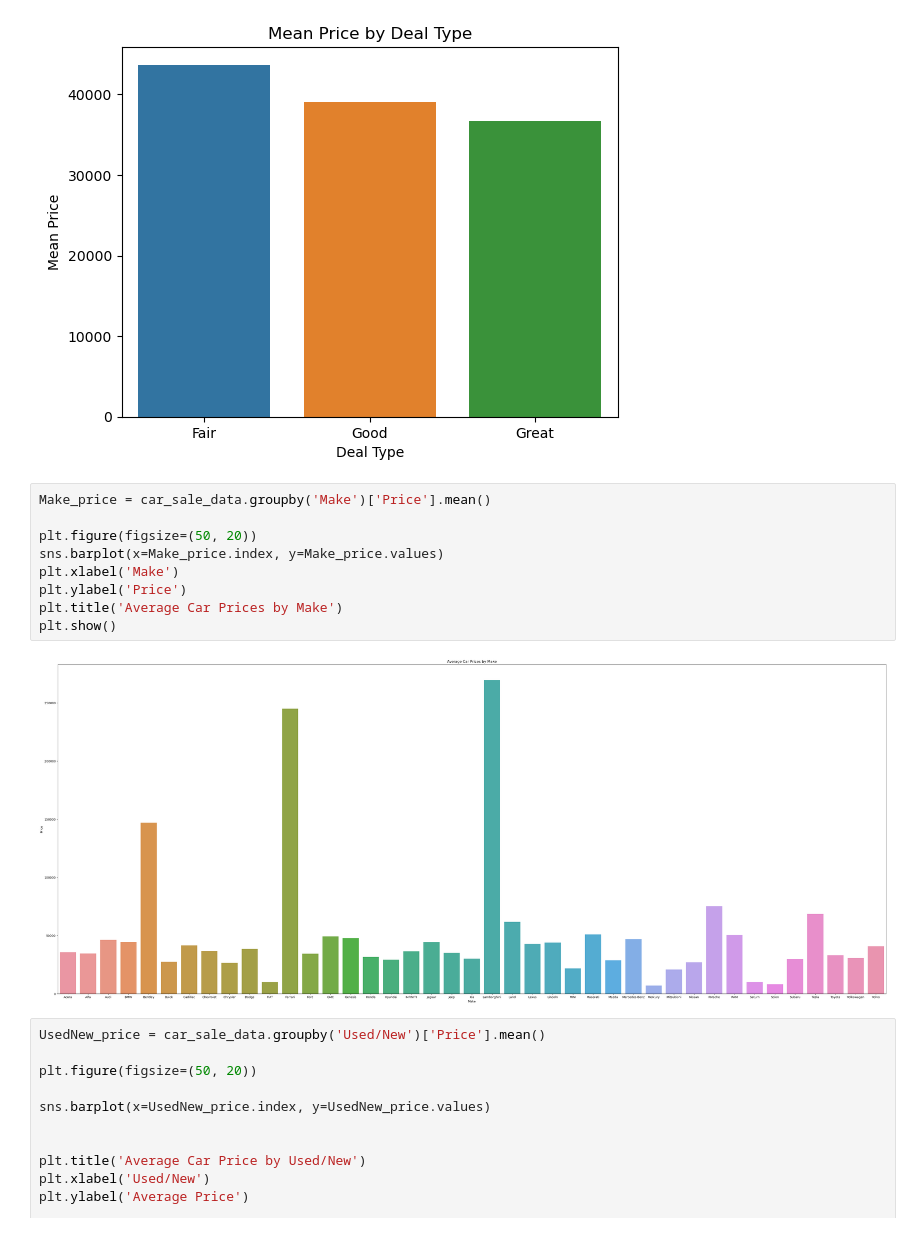
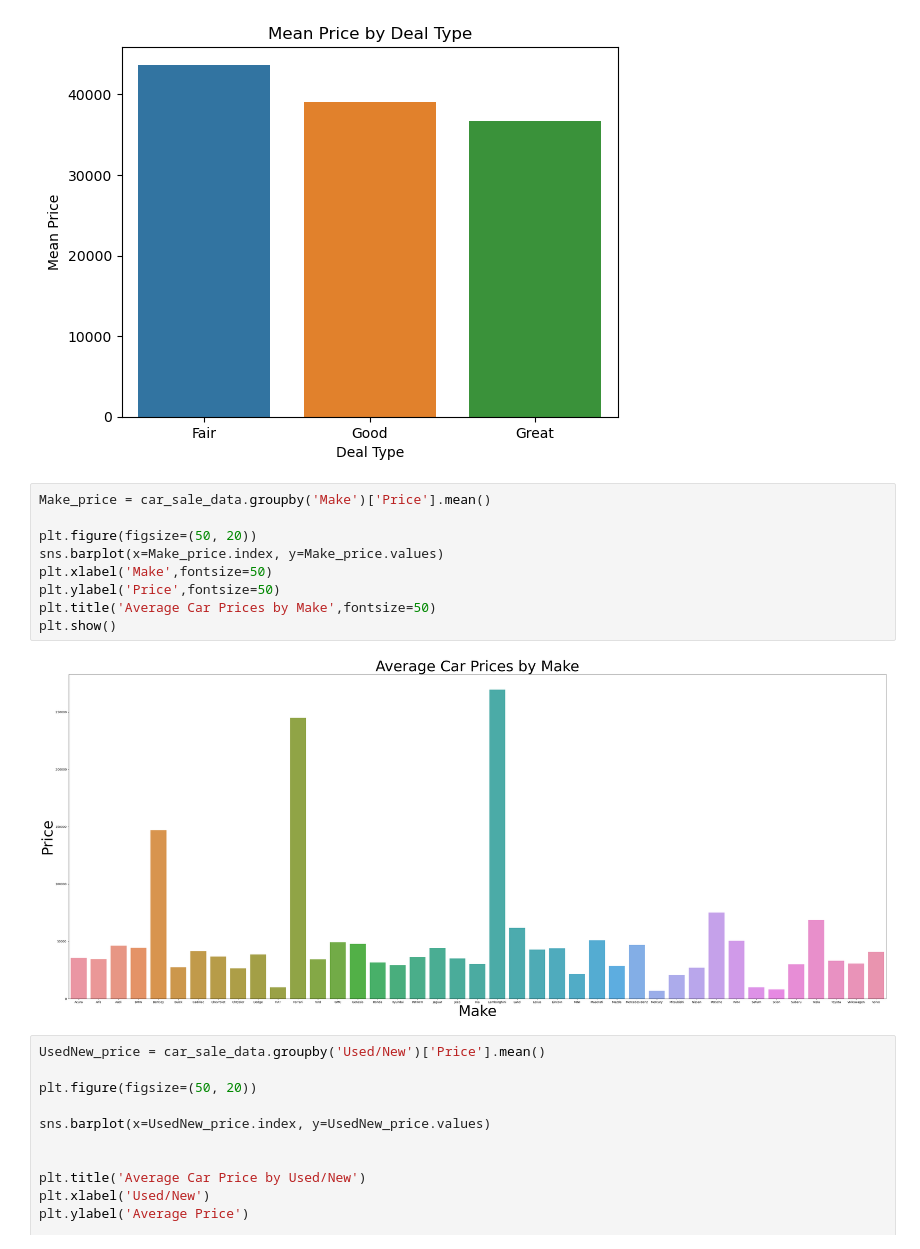
Before and after one commit to VickieL2399/ISYS-with-a-Y, a Jupyter notebook: ISYS with a Y/Q6.ipynb, the cells around one changed output. Cells and saved outputs as stored; diff of their text form.

Commit message:
Tested out fonts for graph

```diff
--- a/ISYS with a Y/Q6.ipynb
+++ b/ISYS with a Y/Q6.ipynb
@@ -295,14 +295,14 @@ plt.show()
 # %%
 Make_price = car_sale_data.groupby('Make')['Price'].mean()
 
 plt.figure(figsize=(50, 20))
 sns.barplot(x=Make_price.index, y=Make_price.values)
-plt.xlabel('Make')
-plt.ylabel('Price')
-plt.title('Average Car Prices by Make')
+plt.xlabel('Make',fontsize=50)
+plt.ylabel('Price',fontsize=50)
+plt.title('Average Car Prices by Make',fontsize=50)
 plt.show()
 # %% [output]
-[figure, old version]
+[figure, new version]
 # %%
 UsedNew_price = car_sale_data.groupby('Used/New')['Price'].mean()
 
```
